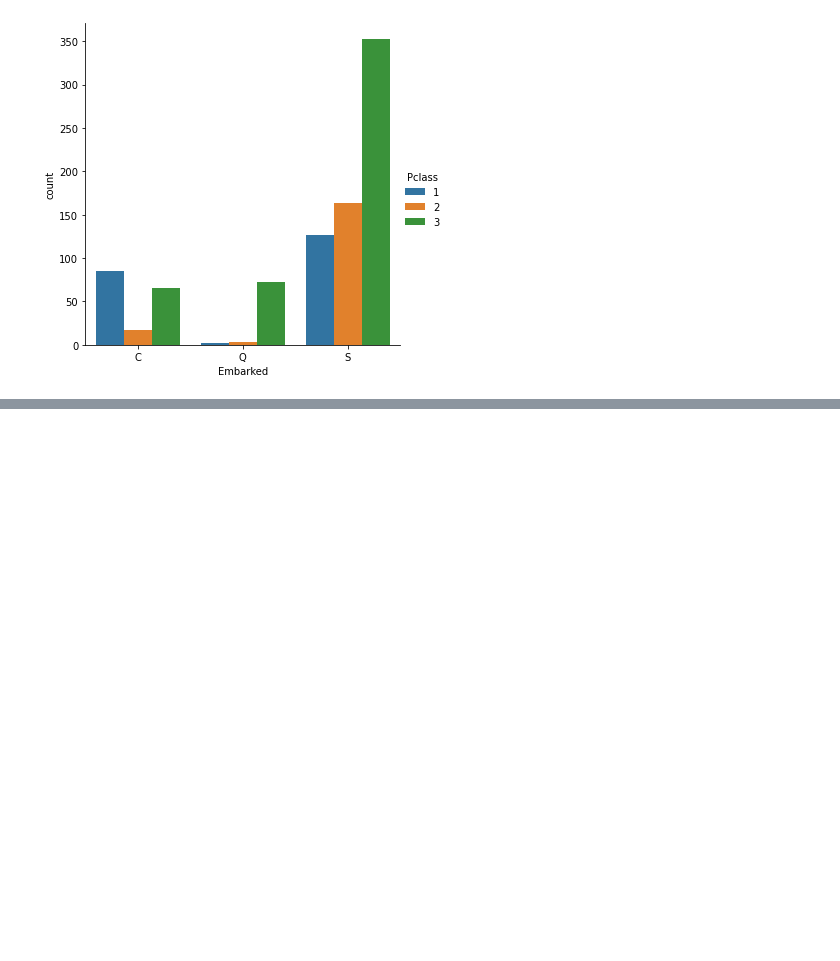
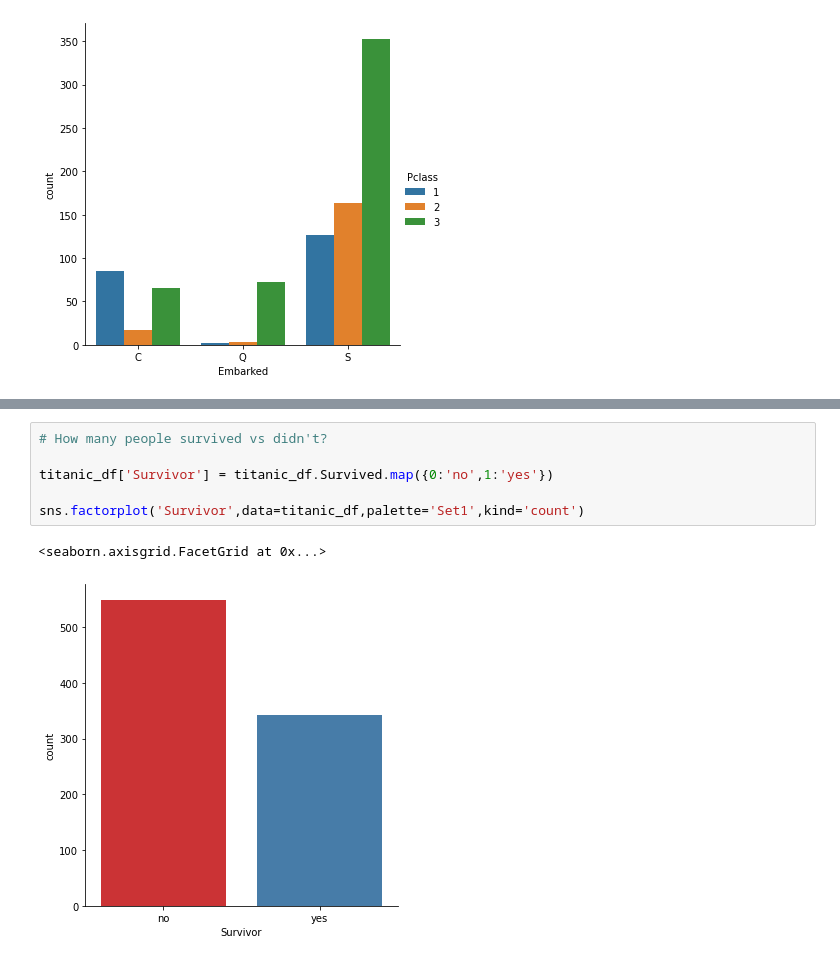
Before and after one commit to locspoc/data_analysis_and_visualisation, a Jupyter notebook: titanic/Titanic Example Project.ipynb, the cells around one changed output, grey strips where cells are left out. Saved outputs shown, nothing was run; the diff lists cells and outputs as text; blank space fills up the shorter version.

```diff
--- a/titanic/Titanic Example Project.ipynb
+++ b/titanic/Titanic Example Project.ipynb
@@ -245,0 +297,9 @@ titanic_df['Alone'] = titanic_df
+# %%
+# How many people survived vs didn't?
+
+titanic_df['Survivor'] = titanic_df.Survived.map({0:'no',1:'yes'})
+
+sns.factorplot('Survivor',data=titanic_df,palette='Set1',kind='count')
+# %% [output]
+<seaborn.axisgrid.FacetGrid at 0x...>
+[figure, added]
```
Also changed, not shown: parts of 16 cells of this notebook.
